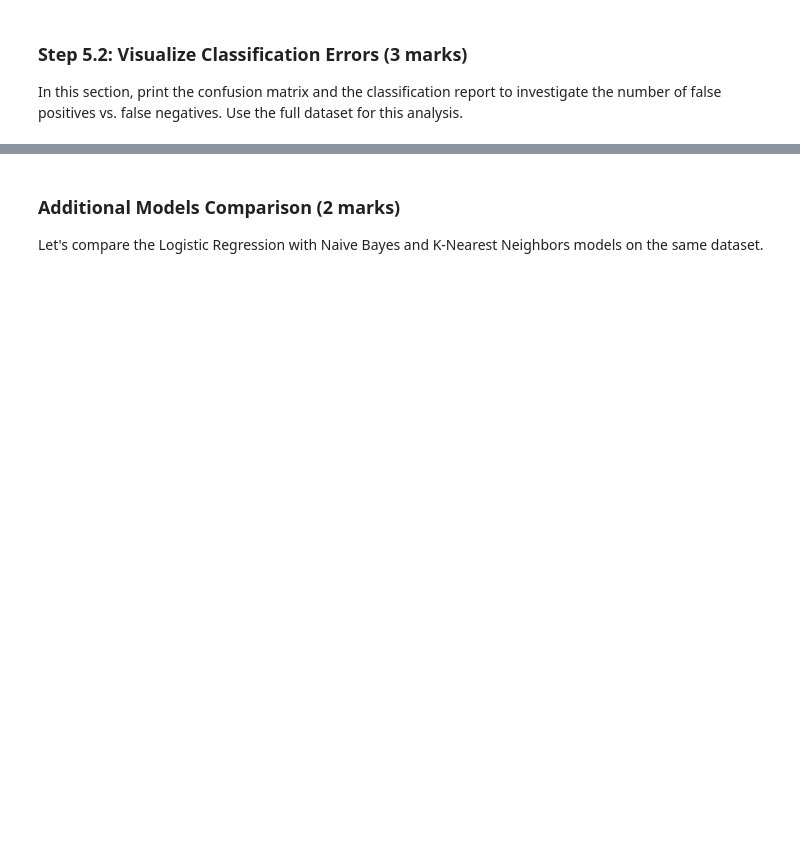
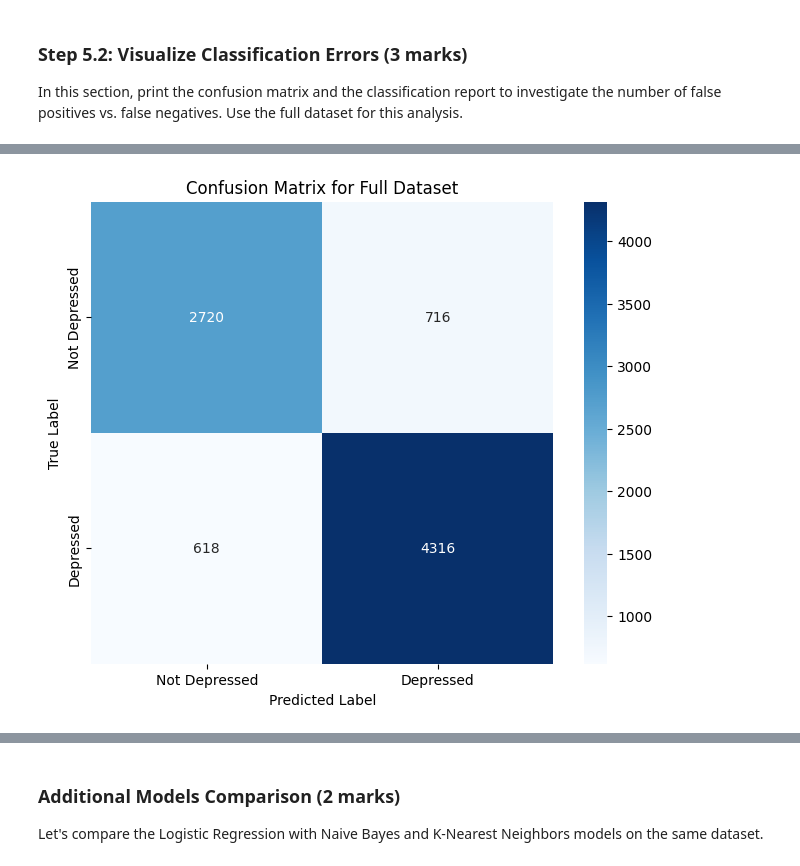
Before and after one commit to QuinnIngram/ENGG680_2025_Fall, a Jupyter notebook: Lab_Assitnment_2/Assignment2_Upload.ipynb, the cells around one changed output, grey strips where cells are left out. Cells and saved outputs as stored; diff of their text form; code cells hidden in the pictures; blank space fills up the shorter version.

```diff
--- a/Lab_Assitnment_2/Assignment2_Upload.ipynb
+++ b/Lab_Assitnment_2/Assignment2_Upload.ipynb
@@ -1021,24 +1131,26 @@ In this section, print the confusion matrix and the classification report to inv
 # %%
 from sklearn.metrics import confusion_matrix
 # Calculate confusion matrix: confusion_matrix()
 # (1 marks)
 
 
 
 # Print confusion matrix using a heatmap: sns.heatmap()
 plt.figure(figsize=(8, 6))
 sns.heatmap(conf_mat,
            xticklabels=['Not Depressed', 'Depressed'],
            yticklabels=['Not Depressed', 'Depressed'],
            square=True,
            annot=True,
            cbar=True,
            fmt='d',
            cmap='Blues')
-plt.xlabel(   )
-plt.ylabel(   )
-plt.title(   )
+plt.xlabel('Predicted Label')
+plt.ylabel('True Label')
+plt.title('Confusion Matrix for Full Dataset')
 plt.show()
+# %% [output]
+[figure, added]
 # %%
 from sklearn.metrics import classification_report
 # Print classification report: classification_report()
```
Also changed, not shown: parts of 13 cells of this notebook.
